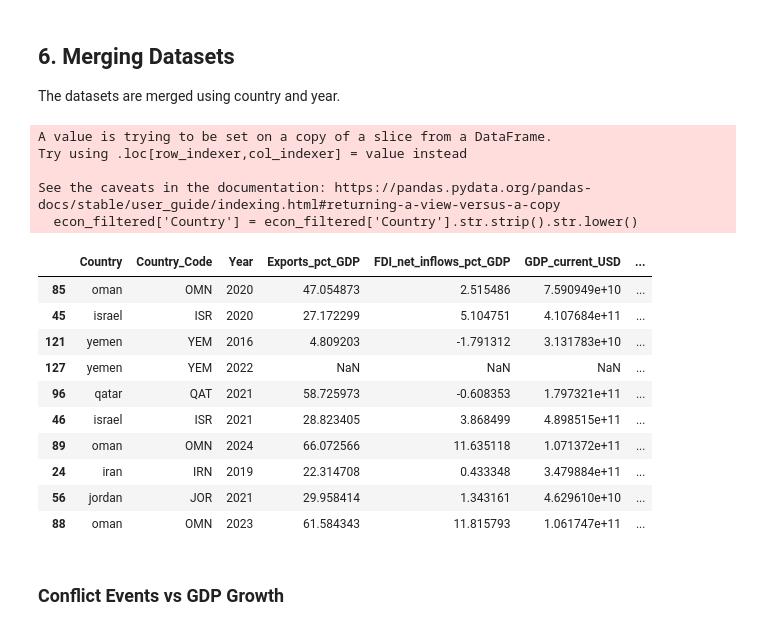
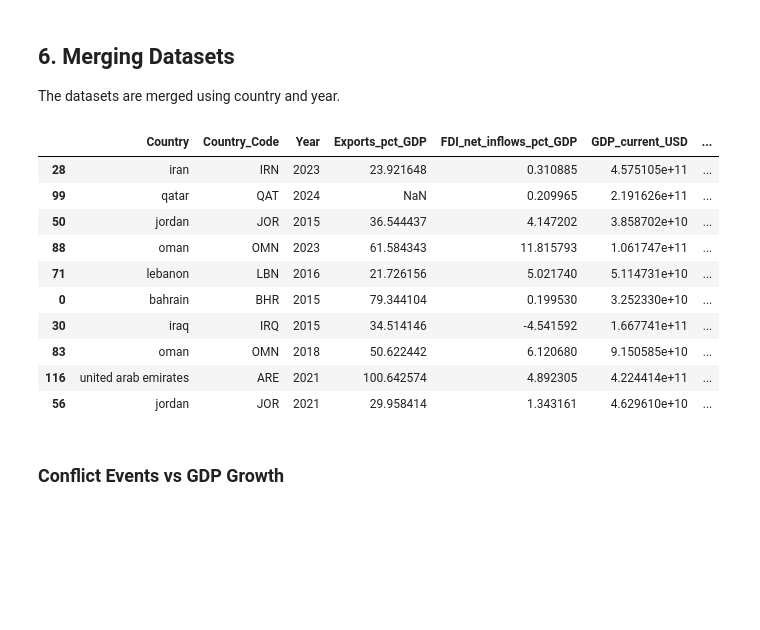
Before and after one commit to HussamAlabrash/DSA210PROJECT, a Jupyter notebook: DSA210.ipynb, the cells around one changed output. Drawn from its saved outputs; the diff is of its cells as text; code cells hidden in the pictures; blank space fills up the shorter version.

```diff
--- a/DSA210.ipynb
+++ b/DSA210.ipynb
@@ -63,41 +63,39 @@ econ_filtered = econ[(econ['Year'] >= 2015) & (econ['Year'] <= 2024)]
 
 The datasets are merged using country and year.
 # %%
+# Make a safe copy to avoid pandas warning
+econ_filtered = econ_filtered.copy()
+
 # Clean country names to avoid mismatches
 conflict_agg['country'] = conflict_agg['country'].str.strip().str.lower()
 econ_filtered['Country'] = econ_filtered['Country'].str.strip().str.lower()
 
 # Merge datasets
 merged = econ_filtered.merge(
     conflict_agg,
     left_on=['Country', 'Year'],
     right_on=['country', 'year'],
     how='left'
 )
 
 # Fill missing conflict values
 merged['conflict_events'] = merged['conflict_events'].fillna(0)
 merged['fatalities'] = merged['fatalities'].fillna(0)
 
 # Preview
 merged.sample(10)
 # %% [output]
-A value is trying to be set on a copy of a slice from a DataFrame.
-Try using .loc[row_indexer,col_indexer] = value instead
-
-See the caveats in the documentation: https://pandas.pydata.org/pandas-docs/stable/user_guide/indexing.html#returning-a-view-versus-a-copy
-  econ_filtered['Country'] = econ_filtered['Country'].str.strip().str.lower()
 |  | Country | Country_Code | Year | Exports_pct_GDP | FDI_net_inflows_pct_GDP | GDP_current_USD | ... |
-| 85 | oman | OMN | 2020 | 47.054873 | 2.515486 | 7.590949e+10 | ... |
-| 45 | israel | ISR | 2020 | 27.172299 | 5.104751 | 4.107684e+11 | ... |
-| 121 | yemen | YEM | 2016 | 4.809203 | -1.791312 | 3.131783e+10 | ... |
-| 127 | yemen | YEM | 2022 | NaN | NaN | NaN | ... |
-| 96 | qatar | QAT | 2021 | 58.725973 | -0.608353 | 1.797321e+11 | ... |
-| 46 | israel | ISR | 2021 | 28.823405 | 3.868499 | 4.898515e+11 | ... |
-| 89 | oman | OMN | 2024 | 66.072566 | 11.635118 | 1.071372e+11 | ... |
-| 24 | iran | IRN | 2019 | 22.314708 | 0.433348 | 3.479884e+11 | ... |
+| 28 | iran | IRN | 2023 | 23.921648 | 0.310885 | 4.575105e+11 | ... |
+| 99 | qatar | QAT | 2024 | NaN | 0.209965 | 2.191626e+11 | ... |
+| 50 | jordan | JOR | 2015 | 36.544437 | 4.147202 | 3.858702e+10 | ... |
+| 88 | oman | OMN | 2023 | 61.584343 | 11.815793 | 1.061747e+11 | ... |
+| 71 | lebanon | LBN | 2016 | 21.726156 | 5.021740 | 5.114731e+10 | ... |
+| 0 | bahrain | BHR | 2015 | 79.344104 | 0.199530 | 3.252330e+10 | ... |
+| 30 | iraq | IRQ | 2015 | 34.514146 | -4.541592 | 1.667741e+11 | ... |
+| 83 | oman | OMN | 2018 | 50.622442 | 6.120680 | 9.150585e+10 | ... |
+| 116 | united arab emirates | ARE | 2021 | 100.642574 | 4.892305 | 4.224414e+11 | ... |
 | 56 | jordan | JOR | 2021 | 29.958414 | 1.343161 | 4.629610e+10 | ... |
-| 88 | oman | OMN | 2023 | 61.584343 | 11.815793 | 1.061747e+11 | ... |
 # %% [markdown]
 ### Conflict Events vs GDP Growth
 # %%
```
